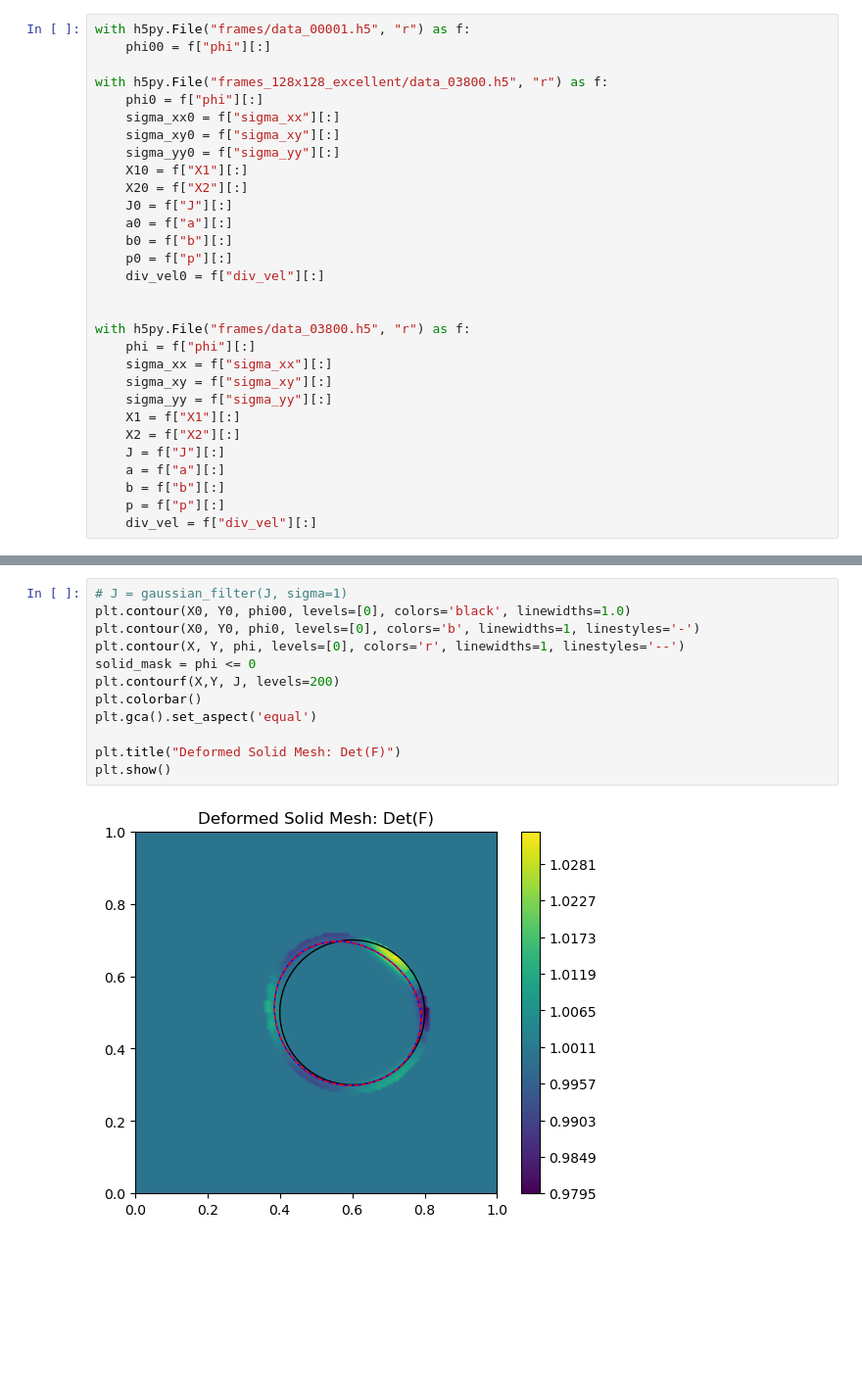
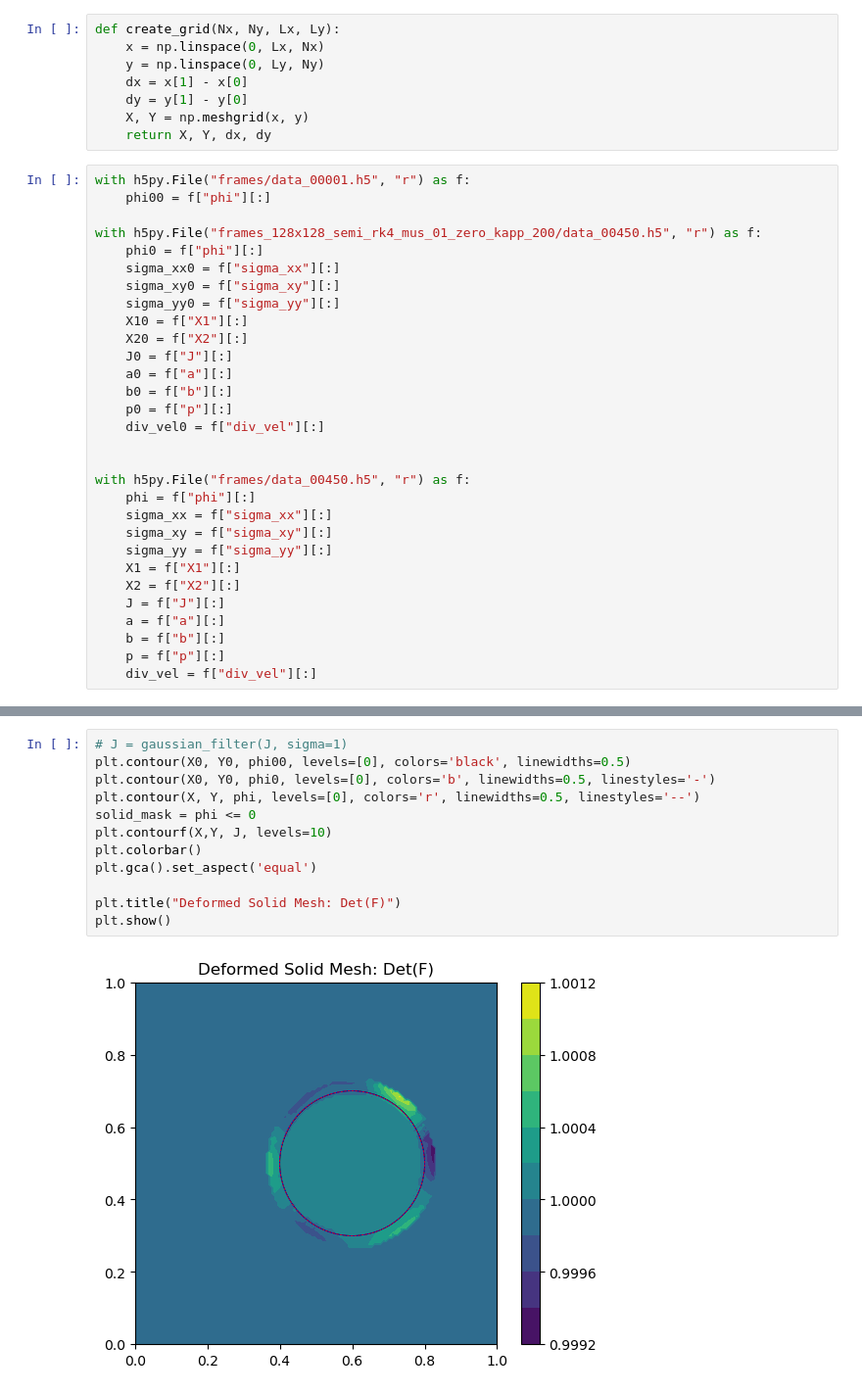
Before and after one commit to samanseifi/pyRMT, a Jupyter notebook: plotting.ipynb, the cells around one changed output, grey strips where cells are left out. Shown: that part at 98% size. Cells and saved outputs as stored; diff of their text form; blank space fills up the shorter version.

```diff
--- a/plotting.ipynb
+++ b/plotting.ipynb
@@ -9,8 +8,16 @@ from grid import create_grid
+# %%
+def create_grid(Nx, Ny, Lx, Ly):
+    x = np.linspace(0, Lx, Nx)
+    y = np.linspace(0, Ly, Ny)
+    dx = x[1] - x[0]
+    dy = y[1] - y[0]
+    X, Y = np.meshgrid(x, y)
+    return X, Y, dx, dy
 # %%
 with h5py.File("frames/data_00001.h5", "r") as f:
     phi00 = f["phi"][:]
 
-with h5py.File("frames_128x128_excellent/data_03800.h5", "r") as f:
+with h5py.File("frames_128x128_semi_rk4_mus_01_zero_kapp_200/data_00450.h5", "r") as f:
     phi0 = f["phi"][:]
     sigma_xx0 = f["sigma_xx"][:]
     sigma_xy0 = f["sigma_xy"][:]
@@ -24,7 +31,7 @@ with h5py.File("frames_128x128_excellent/data_03800.h5", "r") as f:
     div_vel0 = f["div_vel"][:]
 
 
-with h5py.File("frames/data_03800.h5", "r") as f:
+with h5py.File("frames/data_00450.h5", "r") as f:
     phi = f["phi"][:]
     sigma_xx = f["sigma_xx"][:]
     sigma_xy = f["sigma_xy"][:]
@@ -146,17 +153,17 @@ plt.show()
 # %%
 # J = gaussian_filter(J, sigma=1)
-plt.contour(X0, Y0, phi00, levels=[0], colors='black', linewidths=1.0)
-plt.contour(X0, Y0, phi0, levels=[0], colors='b', linewidths=1, linestyles='-')
-plt.contour(X, Y, phi, levels=[0], colors='r', linewidths=1, linestyles='--')
+plt.contour(X0, Y0, phi00, levels=[0], colors='black', linewidths=0.5)
+plt.contour(X0, Y0, phi0, levels=[0], colors='b', linewidths=0.5, linestyles='-')
+plt.contour(X, Y, phi, levels=[0], colors='r', linewidths=0.5, linestyles='--')
 solid_mask = phi <= 0
-plt.contourf(X,Y, J, levels=200)
+plt.contourf(X,Y, J, levels=10)
 plt.colorbar()
 plt.gca().set_aspect('equal')
 
 plt.title("Deformed Solid Mesh: Det(F)")
 plt.show()
 # %% [output]
-[figure, old version]
+[figure, new version]
 # %%
 # Create Meshgrid for 3D surface plot
 Lx, Ly = 1.0, 1.0
```
Also changed, not shown: parts of 9 cells of this notebook, 1 other file.
